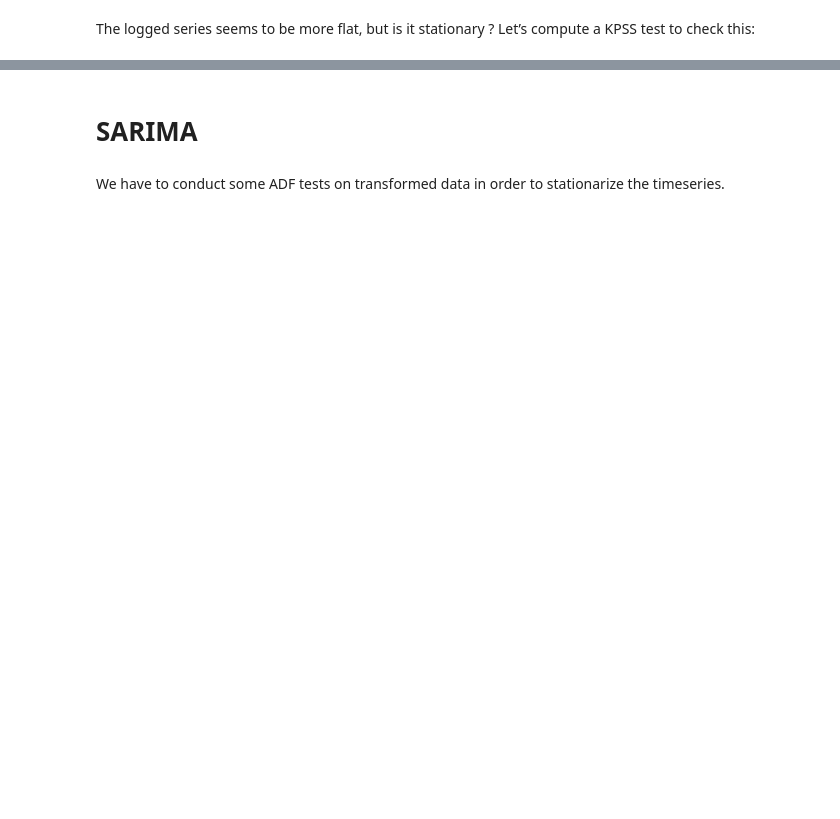
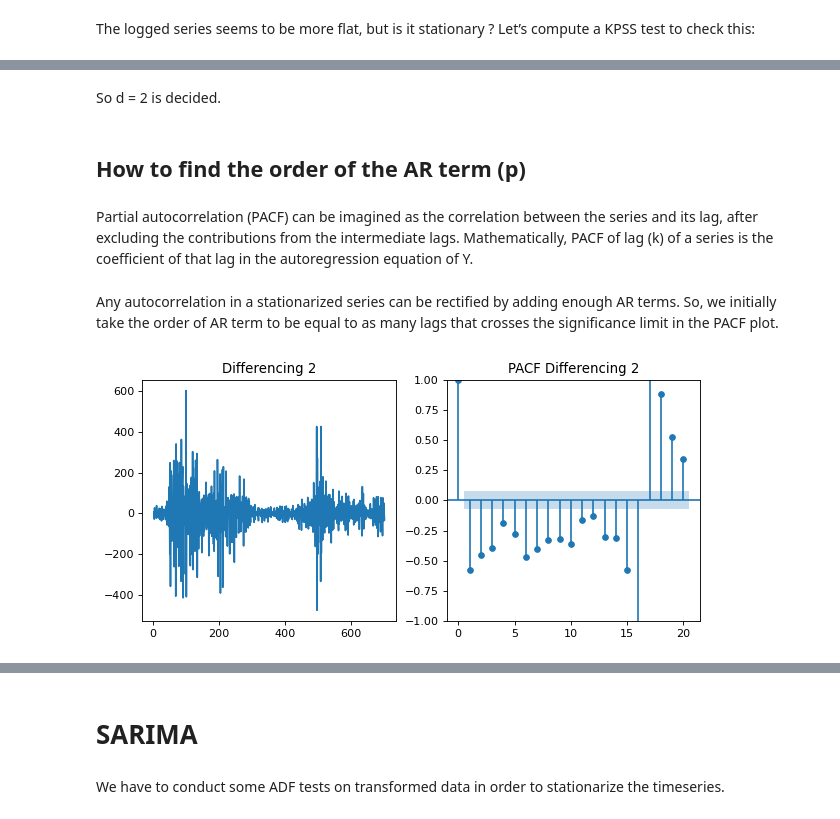
Before and after one commit to virtualmartire/lombacovid, a Jupyter notebook: ML/arima.ipynb, the cells around one changed output, grey strips where cells are left out. Drawn from its saved outputs; the diff is of its cells as text; code cells hidden in the pictures; blank space fills up the shorter version.

```diff
--- a/ML/arima.ipynb
+++ b/ML/arima.ipynb
@@ -25,2 +71,16 @@ Name: ospedalizzati_story, dtype: float64
+# %%
+def plotPACF(timeseries, differencing_times):
+
+    plt.rcParams.update({'figure.figsize':(9,4), 'figure.dpi':80})
+    fig, axes = plt.subplots(1, 2)
+
+    for i in range(differencing_times+1):
+        timeseries = timeseries.diff().dropna()
+
+    axes[0].plot(timeseries)
+    axes[0].set_title(f"Differencing {i}")
+    plot_pacf(timeseries, ax=axes[1], lags=20, title=f"PACF Differencing {i}")
+
+    plt.show()
 # %% [markdown]
 # ARIMA
@@ -194,0 +122,12 @@ ax = plot_predict(result, start=len(fitted_timeseries.values)-pred_len, end=len(
+# %% [markdown]
+So d = 2 is decided.
+# %% [markdown]
+## How to find the order of the AR term (p)
+# %% [markdown]
+Partial autocorrelation (PACF) can be imagined as the correlation between the series and its lag, after excluding the contributions from the intermediate lags. Mathematically, PACF of lag (k) of a series is the coefficient of that lag in the autoregression equation of Y.
+# %% [markdown]
+Any autocorrelation in a stationarized series can be rectified by adding enough AR terms. So, we initially take the order of AR term to be equal to as many lags that crosses the significance limit in the PACF plot.
+# %%
+plotPACF(timeseries, differencing_times=2)
+# %% [output]
+[figure, added]
```
Also changed, not shown: parts of 47 cells of this notebook.
